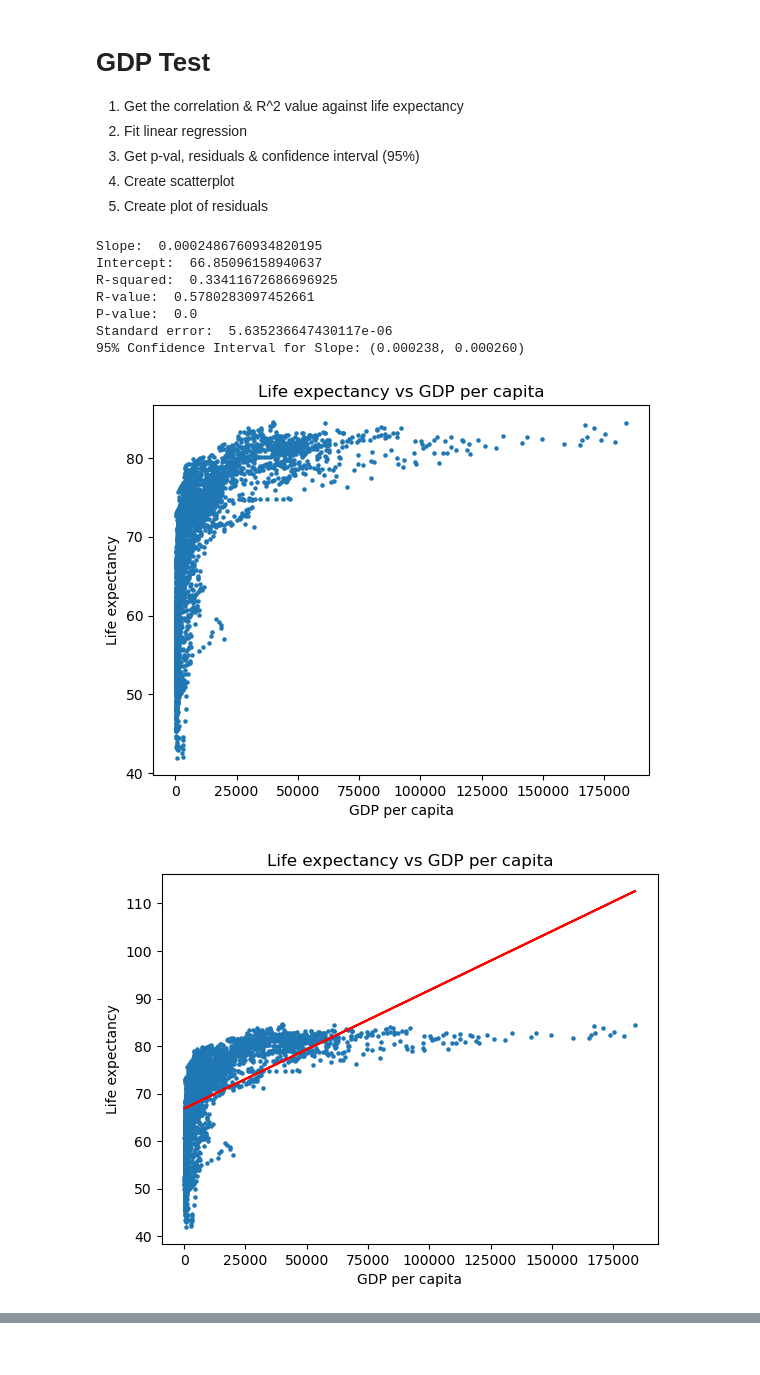
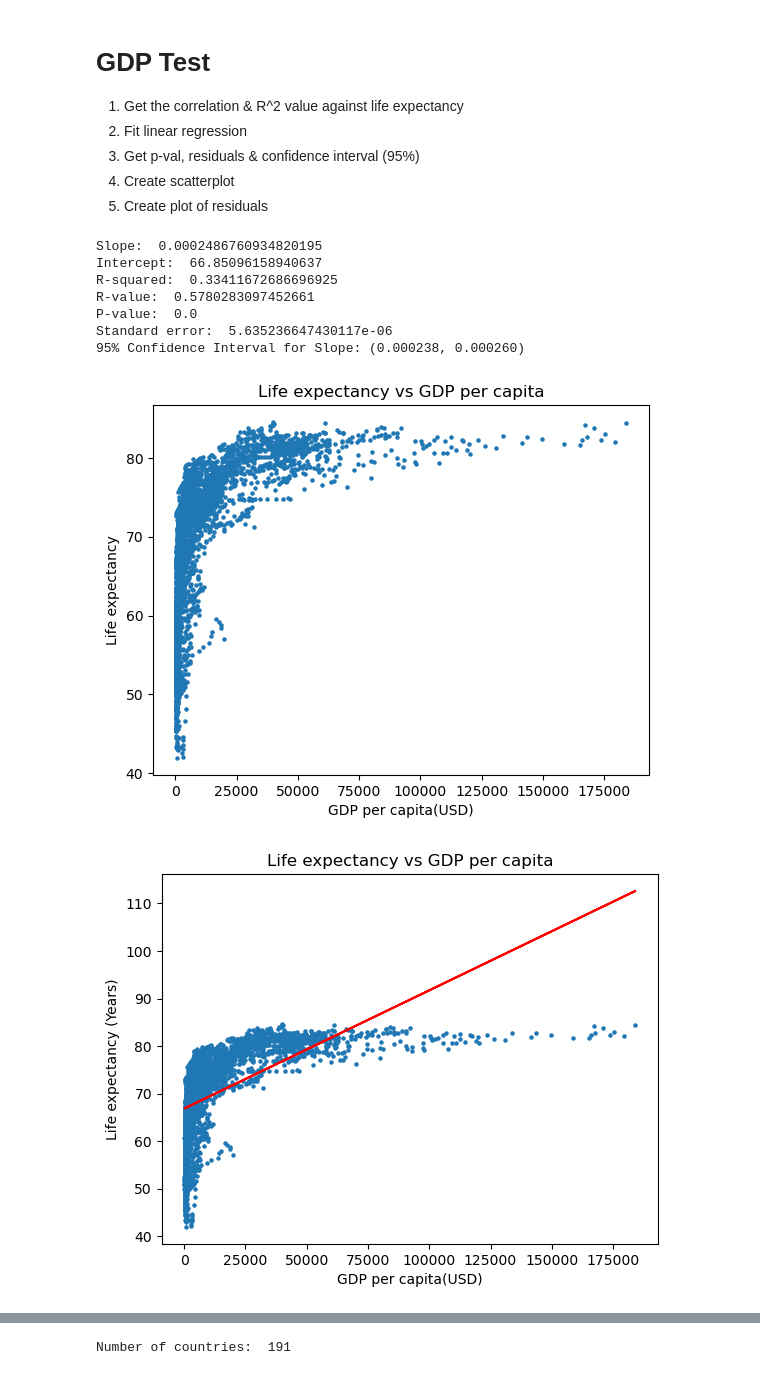
Before and after one commit to Hoog-V/Life_expectancy_model_minor_ds, a Jupyter notebook: correlation_tests/correlation_test.ipynb, the cells around one changed output, grey strips where cells are left out. Cells and saved outputs as stored; diff of their text form; code cells hidden in the pictures.

```diff
--- a/correlation_tests/correlation_test.ipynb
+++ b/correlation_tests/correlation_test.ipynb
@@ -8,7 +8,7 @@ import matplotlib.pyplot as plt
 from scipy.stats import linregress, t
 # %%
 # Load the data
-file_path = "long_formatted_data.csv"
+file_path = "filtered_data_long.csv"
 
 # Load the data from the CSV file
 data = pd.read_csv(file_path)
@@ -22,6 +22,10 @@ data = pd.read_csv(file_path)
 # %%
 Dependent_variable_code = "SP.DYN.LE00.IN" # Code for Life expectancy
 Independent_variable_code = "NY.GDP.PCAP.CD" # Code for GDP
+
+Independent_variable_name = "GDP per capita"
+Independent_variable_short_name = "GDP"
+Independent_variable_unit = "USD"
 
 # Get all raw data for the dependent variable
 LE_data = data[data["Indicator Code"] == Dependent_variable_code]
@@ -50,6 +54,7 @@ r_squared = r_value**2
 
 
 # Calculate degrees of freedom
+n = len(x)
 df = n - 2
 
 # Critical t-value for 95% confidence level
@@ -77,18 +82,18 @@ print("95% Confidence Interval for Slope: ({:.6f}, {:.6f})".format(slope_ci_lowe
 
 # Scatter plot with smaller dot size (s=5)
 plt.scatter(x, y, s=5)
-plt.xlabel("GDP per capita")
+plt.xlabel(Independent_variable_name +"(" + Independent_variable_unit + ")")
 plt.ylabel("Life expectancy")
-plt.title("Life expectancy vs GDP per capita")
+plt.title("Life expectancy vs "+Independent_variable_name)
 plt.show()
 
 
 # Scatter plot with linear regression line
 plt.scatter(x, y, s=5)
 plt.plot(x, slope*x + intercept, color="red")
-plt.xlabel("GDP per capita")
-plt.ylabel("Life expectancy")
-plt.title("Life expectancy vs GDP per capita")
+plt.xlabel(Independent_variable_name +"(" + Independent_variable_unit + ")")
+plt.ylabel("Life expectancy (Years)")
+plt.title("Life expectancy vs "+Independent_variable_name)
 plt.show()
 
 # Plot the residuals in histogram, show some lines between the bars
@@ -96,7 +101,7 @@ residuals = y - (slope*x + intercept)
 plt.hist(residuals, bins=30, edgecolor="black")
 plt.xlabel("Residuals")
 plt.ylabel("Frequency")
-plt.title("Histogram of GDP residuals")
+plt.title("Histogram of "+Independent_variable_short_name+" residuals")
 plt.show()
 
 # Log transformation of x (GDP per capita)
@@ -122,35 +127,38 @@ margin_of_error_log = t_critical_log * std_err_log
 
 # Confidence interval for the slope
 slope_ci_lower_log = slope_log - margin_of_error_log
 slope_ci_upper_log = slope_log + margin_of_error_log
 
 # Print the regression results
 print("Slope (log): ", slope_log)
 print("Intercept (log): ", intercept_log)
 print("R-squared (log): ", r_squared_log)
 print("R-value (log): ", r_value_log)
 print("P-value (log): ", p_value_log)
 print("Standard error (log): ", std_err_log)
 print("95% Confidence Interval for Slope (log): ({:.6f}, {:.6f})".format(slope_ci_lower_log, slope_ci_upper_log))
 
 sorted_indices = np.argsort(x)
 x_sorted = x[sorted_indices]
 
 # Plot scatter plot and single clean regression line
 plt.scatter(x, y, s=5)
 plt.plot(x_sorted, slope_log * np.log(x_sorted) + intercept_log, color="red")
-plt.xlabel("GDP per capita")
+plt.xlabel(Independent_variable_name +"(" + Independent_variable_unit + ")")
 plt.ylabel("Life expectancy")
-plt.title("Life expectancy vs GDP per capita (log)")
+plt.title("Life expectancy vs "+Independent_variable_name+" (log)")
 plt.show()
+
+
+print("Number of countries: ",len(np.unique(GDP_data["Country Code"])))
 # %% [output]
 Slope:  0.0002486760934820195
 Intercept:  66.85096158940637
 R-squared:  0.33411672686696925
 R-value:  0.5780283097452661
 P-value:  0.0
 Standard error:  5.635236647430117e-06
 95% Confidence Interval for Slope: (0.000238, 0.000260)
-[figure, old version]
+[figure, new version]
-[figure, old version]
+[figure, new version]
 [figure]
@@ -164,0 +173 @@ Standard error (log):  0.05371339694801445
+Number of countries:  191
```
Also changed, not shown: parts of 1 cell of this notebook, 2 other files.
